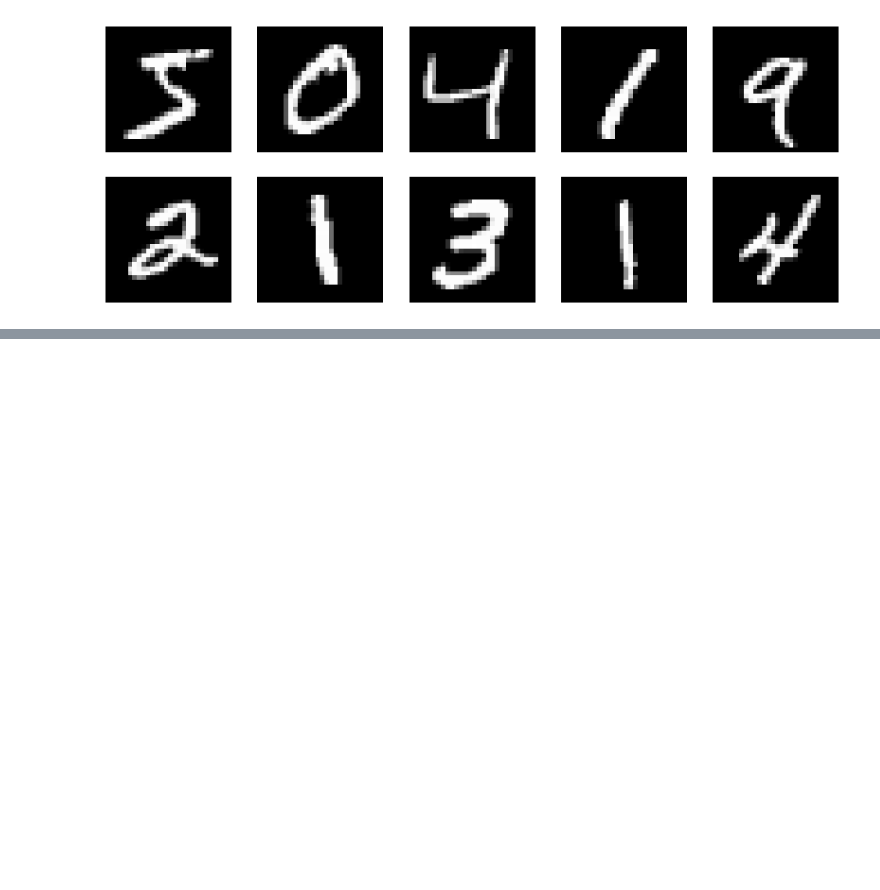
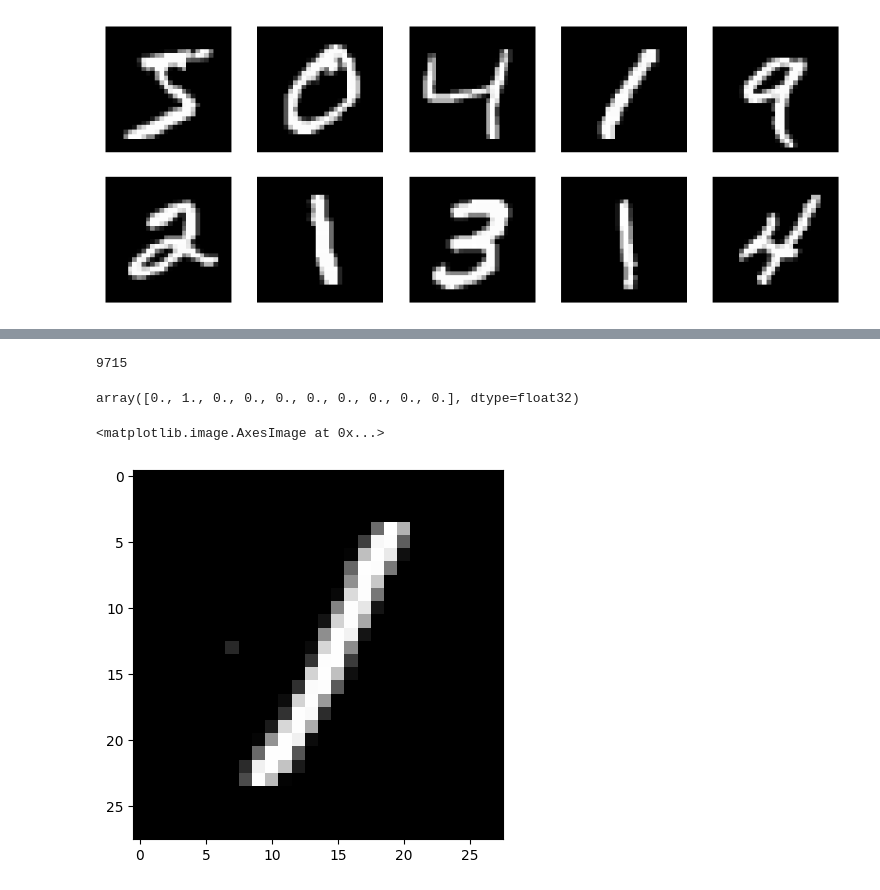
Before and after one commit to bulutirm/DigitRecognition, a Jupyter notebook: DigitRecognition.ipynb, the cells around one changed output, grey strips where cells are left out. Saved outputs shown, nothing was run; the diff lists cells and outputs as text; code cells hidden in the pictures; blank space fills up the shorter version.

```diff
--- a/DigitRecognition.ipynb
+++ b/DigitRecognition.ipynb
@@ -63,0 +141,6 @@ plt.imshow(x_train[1], cmap = 'gray')
+# %%
+x_train = x_train.reshape(x_train.shape[0], 28, 28, 1)
+x_test = x_test.reshape(x_test.shape[0], 28, 28, 1)
+
+print(f"x_train size: {x_train.shape}")
+print(f"x_test size: {x_test.shape}")
@@ -63,0 +286,18 @@ plt.imshow(x_train[1], cmap = 'gray')
+# %%
+import random
+random = random.randint(0, x_test.shape[0])
+# %%
+random
+# %% [output]
+9715
+# %%
+test_image = x_test[random]
+# %%
+y_test[random]
+# %% [output]
+array([0., 1., 0., 0., 0., 0., 0., 0., 0., 0.], dtype=float32)
+# %%
+plt.imshow(test_image.reshape(28,28), cmap = 'gray')
+# %% [output]
+<matplotlib.image.AxesImage at 0x...>
+[figure, added]
```
Also changed, not shown: parts of 40 cells of this notebook.
